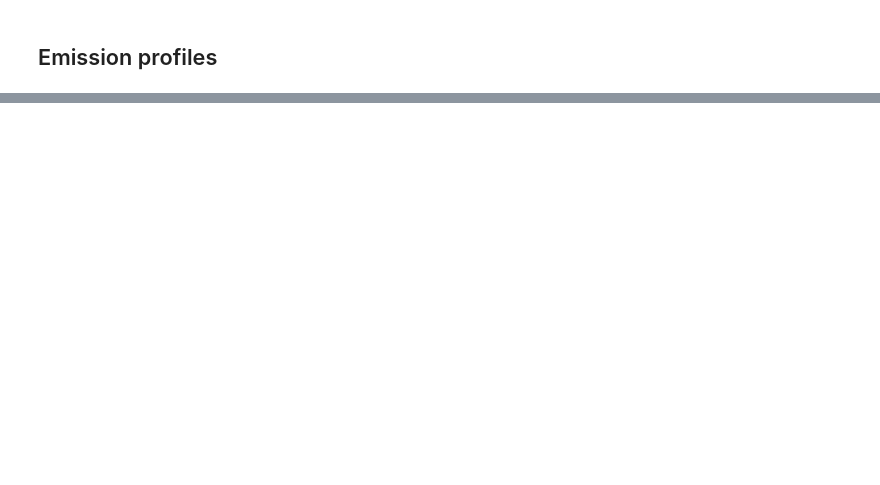
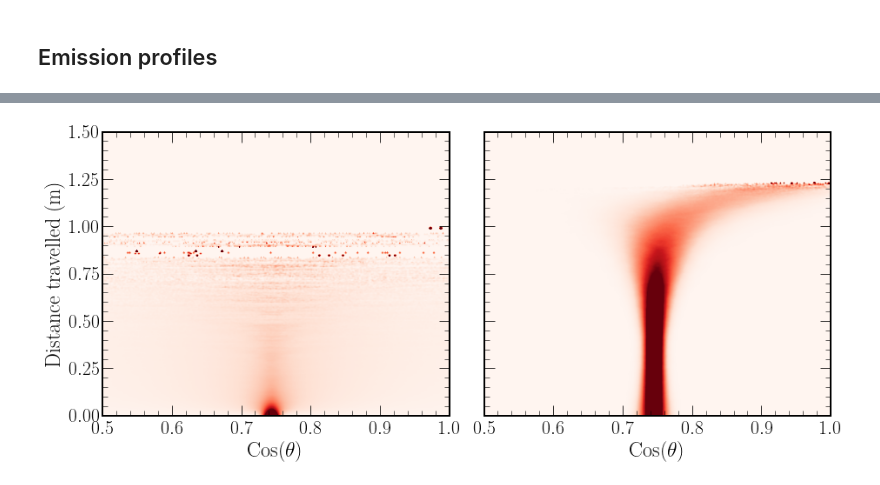
Before and after one commit to joshtingey/phd-thesis, a Jupyter notebook: plots.ipynb, the cells around one changed output, grey strips where cells are left out. Saved outputs shown, nothing was run; the diff lists cells and outputs as text; code cells hidden in the pictures; blank space fills up the shorter version.

```diff
--- a/plots.ipynb
+++ b/plots.ipynb
@@ -725,0 +391,30 @@ pr_file.Close()
+# %%
+el_g = uproot.open("./data/profile_electrons.root")["fGFine"].values
+el_g = np.rot90(el_g, 1)
+mu_g = uproot.open("./data/profile_muons.root")["fGFine"].values
+mu_g = np.rot90(mu_g, 1)
+pi_g = uproot.open("./data/profile_pions.root")["fGFine"].values
+pi_g = np.rot90(pi_g, 1)
+pr_g = uproot.open("./data/profile_protons.root")["fGFine"].values
+pr_g = np.rot90(pr_g, 1)
+
+bins = uproot.open("./data/profile_electrons.root")["fGFine"].edges
+
+
+fig, axs = plt.subplots(1, 2, figsize=(15, 6), gridspec_kw={"wspace": 0.1})
+axs[0].imshow(el_g, cmap=plt.cm.Reds, vmin=0, vmax=0.01, origin="upper", extent=[-0.5, 1, 0, 3.250], aspect="auto")
+#plt.colorbar()
+axs[0].set_xlabel(r'Cos($\theta$)', fontsize = 24)
+axs[0].set_ylabel(r'Distance travelled (m)', fontsize = 24)
+axs[0].set_ylim(0, 1.5)
+axs[0].set_xlim(0.5, 1)
+axs[1].imshow(mu_g, cmap=plt.cm.Reds, vmin=0, vmax=0.01, origin="upper", extent=[-0.5, 1, 0, 3.250], aspect="auto")
+#plt.colorbar()
+axs[1].set_xlabel(r'Cos($\theta$)', fontsize = 24)
+axs[1].set_ylabel(r'Distance travelled (m)', fontsize = 24)
+axs[1].label_outer()
+axs[1].set_ylim(0, 1.5)
+axs[1].set_xlim(0.5, 1)
+save("./diagrams/4-exp/emission_profile")
+# %% [output]
+[figure, added]
```
Also changed, not shown: parts of 8 cells of this notebook, 30 other files.
